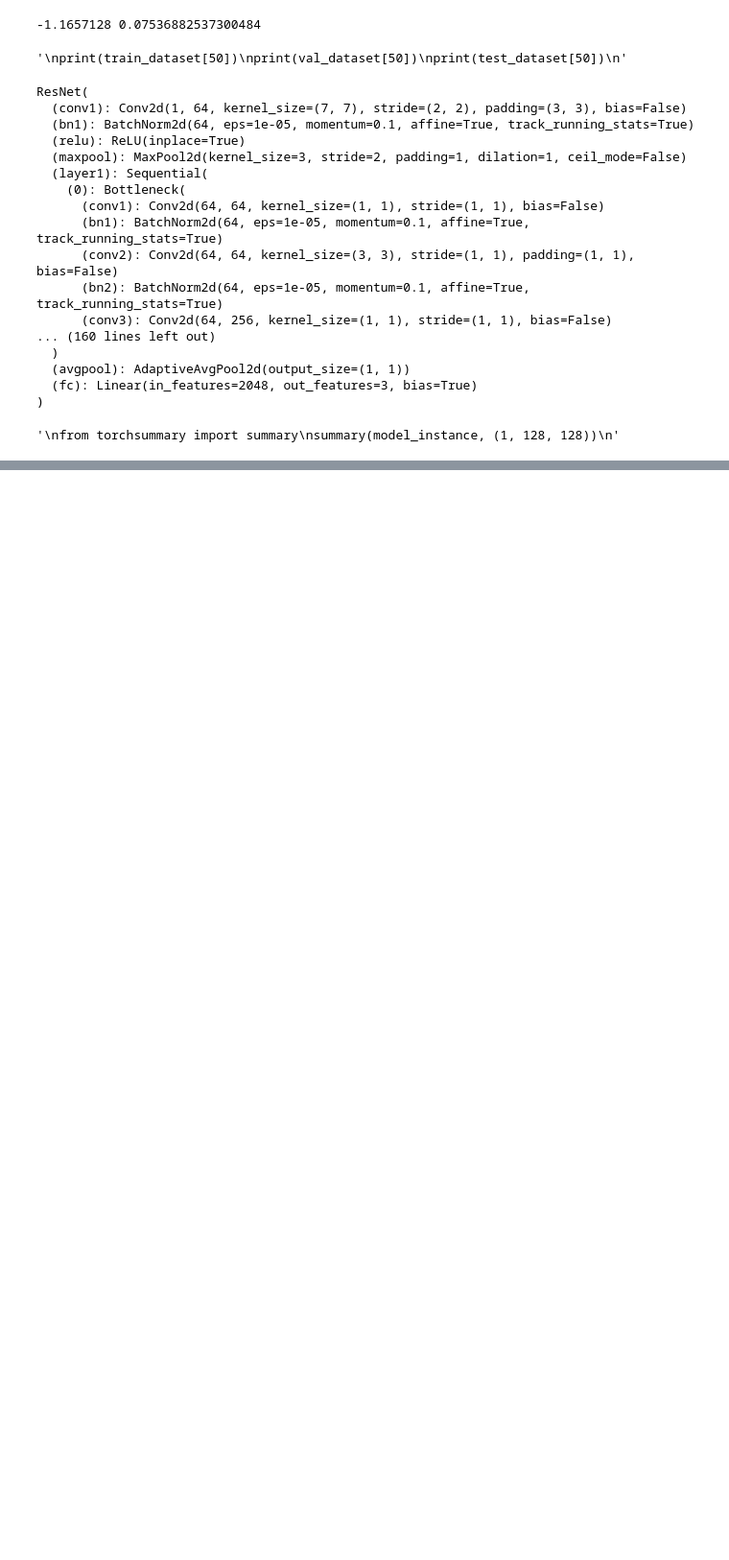
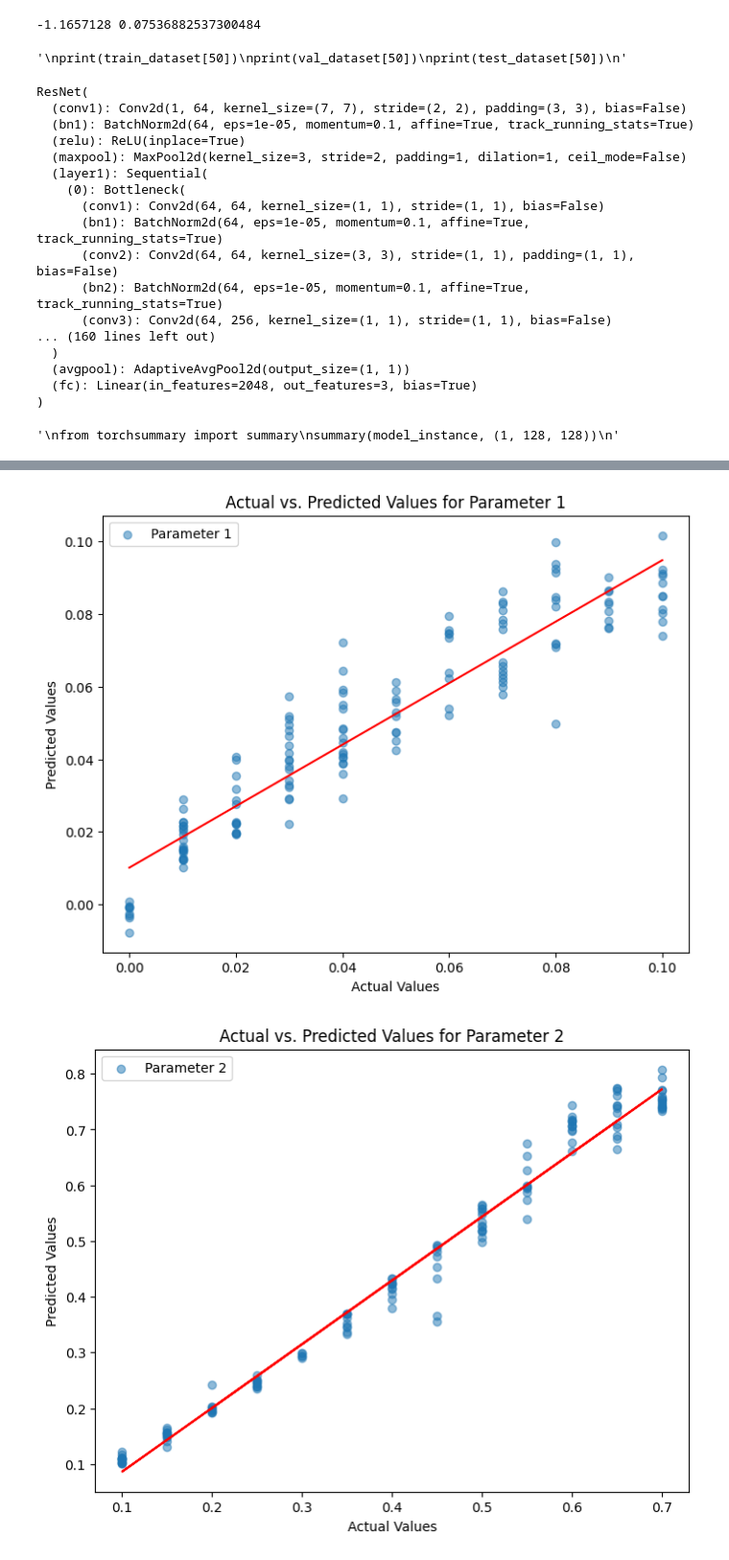
Before and after one commit to asne104/Customdata-resnet50, a Jupyter notebook: Resnet50_.ipynb, the cells around one changed output, grey strips where cells are left out. Shown at 96% size. Cells and saved outputs as stored; diff of their text form; code cells hidden in the pictures; blank space fills up the shorter version.

```diff
--- a/Resnet50_.ipynb
+++ b/Resnet50_.ipynb
@@ -476,6 +487,5 @@ print(f'Test MSE: {avg_test_mse}')
 
 # 전체 테스트 세트에 대한 R^2 스코어 계산
 r2_scores = [r2_score(np.array(actuals)[:, i], np.array(predictions)[:, i]) for i in range(np.array(actuals).shape[1])]
-for i, r2_score_i in enumerate(r2_scores):
-    print(f"  R2 score for label {i}: {r2_score_i}")
-print("  Mean of R2 score: ", r2_score(np.array(actuals), np.array(predictions)))
+print(f"Test R2 scores: {r2_scores}")
+print(f"  Mean of R2 score: {np.mean(r2_scores)}")
@@ -513,0 +532,35 @@ for i in range(num_dimensions):
+# %%
+def denormalize(params, min_vals, max_vals):
+    """노멀라이즈된 파라미터 값을 원래의 스케일로 되돌립니다."""
+    return params * (max_vals - min_vals) + min_vals
+
+# 각 차원별 최소, 최대값 설정
+label_mins = [0, 0.1, 800]
+label_maxs = [0.1,0.7, 1600]
+
+num_dimensions = actuals[0].shape[0]  # 라벨 데이터의 차원 수 (여기서는 3)
+
+for i in range(num_dimensions):
+    actuals_i = np.array([x[i] for x in actuals])  # i번째 차원의 실제 값
+    predictions_i = np.array([x[i] for x in predictions])  # i번째 차원의 예측 값
+
+    # 노멀라이즈된 값을 원래의 스케일로 되돌림
+    actuals_i_denorm = denormalize(actuals_i, label_mins[i], label_maxs[i])
+    predictions_i_denorm = denormalize(predictions_i, label_mins[i], label_maxs[i])
+
+    plt.figure(figsize=(8, 6))
+    plt.xlabel('Actual Values')
+    plt.ylabel('Predicted Values')
+    plt.scatter(actuals_i_denorm, predictions_i_denorm, alpha=0.5, label=f'Parameter {i+1}')
+    plt.title(f'Actual vs. Predicted Values for Parameter {i+1}')
+
+    # 회귀선 그리기
+    z = np.polyfit(actuals_i_denorm, predictions_i_denorm, 1)  # 1차원 다항식 계수 찾기
+    p = np.poly1d(z)  # 1차원 다항식 생성
+    plt.plot(actuals_i_denorm, p(actuals_i_denorm), color='red')  # 회귀선 그리기
+
+    plt.legend()
+    plt.show()
+# %% [output]
+[figure, added]
+[figure, added]
```
Also changed, not shown: parts of 5 cells of this notebook.
